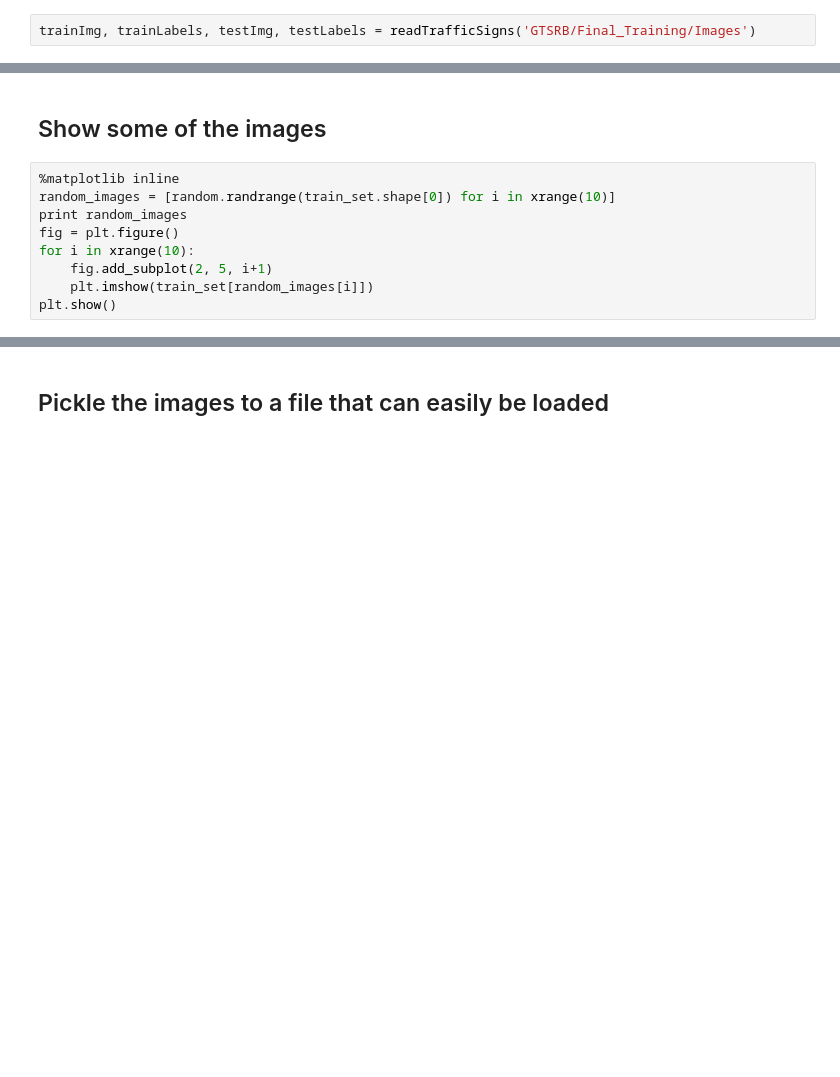
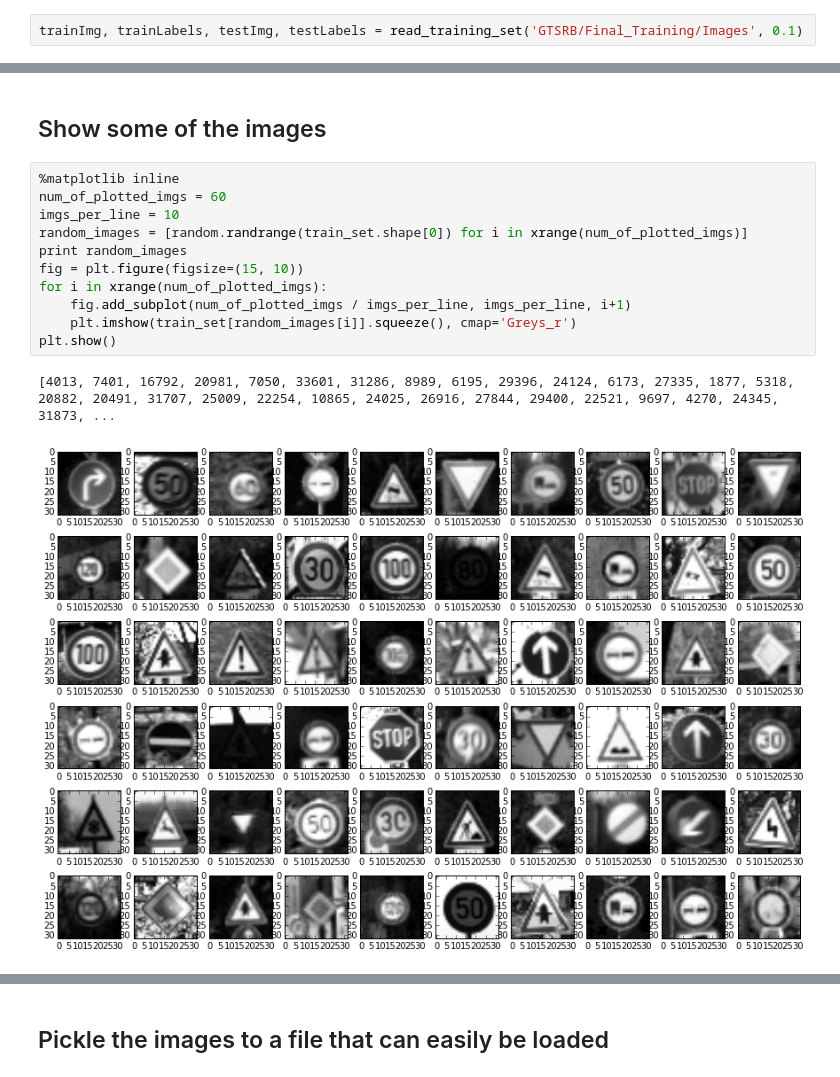
Before and after one commit to romeasy/GermanRoadsignDetection, a Jupyter notebook: preprocessing.ipynb, the cells around one changed output, grey strips where cells are left out. Cells and saved outputs as stored; diff of their text form; blank space fills up the shorter version.

```diff
--- a/preprocessing.ipynb
+++ b/preprocessing.ipynb
@@ -84,3 +112,3 @@ def readTrafficSigns(rootpath):
 # %%
-trainImg, trainLabels, testImg, testLabels = readTrafficSigns('GTSRB/Final_Training/Images')
+trainImg, trainLabels, testImg, testLabels = read_training_set('GTSRB/Final_Training/Images', 0.1)
 # %% [output]
@@ -140,10 +175,15 @@ test_labels = np.array(test_labels_oh, dtype=np.float32)
 ## Show some of the images
 # %%
 %matplotlib inline
-random_images = [random.randrange(train_set.shape[0]) for i in xrange(10)]
+num_of_plotted_imgs = 60
+imgs_per_line = 10
+random_images = [random.randrange(train_set.shape[0]) for i in xrange(num_of_plotted_imgs)]
 print random_images
-fig = plt.figure()
-for i in xrange(10):
-    fig.add_subplot(2, 5, i+1)
-    plt.imshow(train_set[random_images[i]])
+fig = plt.figure(figsize=(15, 10))
+for i in xrange(num_of_plotted_imgs):
+    fig.add_subplot(num_of_plotted_imgs / imgs_per_line, imgs_per_line, i+1)
+    plt.imshow(train_set[random_images[i]].squeeze(), cmap='Greys_r')
 plt.show()
+# %% [output]
+[4013, 7401, 16792, 20981, 7050, 33601, 31286, 8989, 6195, 29396, 24124, 6173, 27335, 1877, 5318, 20882, 20491, 31707, 25009, 22254, 10865, 24025, 26916, 27844, 29400, 22521, 9697, 4270, 24345, 31873, ...
+[figure, added]
```
Also changed, not shown: parts of 10 cells of this notebook, 2 other files.
